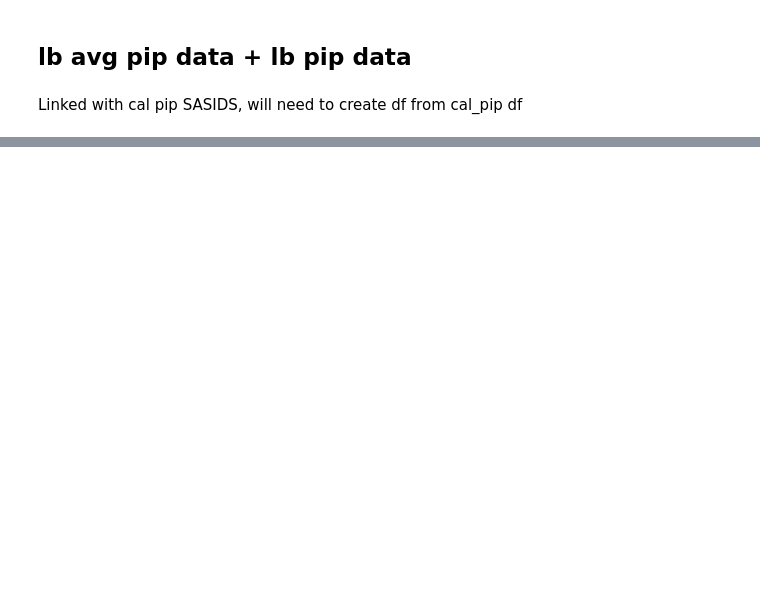
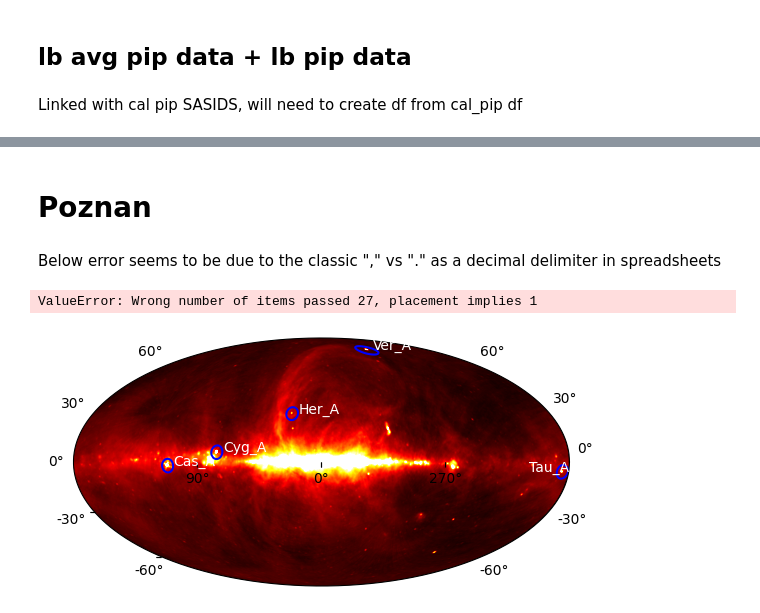
Before and after one commit to CelestinBananas/LTA_overview, a Jupyter notebook: LTA_Overview_notebook.ipynb, the cells around one changed output, grey strips where cells are left out. Drawn from its saved outputs; the diff is of its cells as text; code cells hidden in the pictures; blank space fills up the shorter version.

```diff
--- a/LTA_Overview_notebook.ipynb
+++ b/LTA_Overview_notebook.ipynb
@@ -379,0 +446,16 @@ to_keep_lb = 'LC4_007','LC4_014','LC5_020','LC5_022','LC6_021','LT5_006'
+# %% [markdown]
+# Poznan
+# %% [markdown]
+Below error seems to be due to the classic "," vs "." as a decimal delimiter in spreadsheets
+# %%
+# to_keep_raw = 'WTG-verification-DMO','DDT001','DDT002','DDT1_002','DDT2_001','DDT3_003','DDT4_002','DDT4_003','LC0_003','LC0_009','LC0_012','LC0_015','LC0_017','LC0_020','LC0_024','LC0_028','LC0_032','LC0_039','LC0_041','LC1_036','LC1_038','LC2_006','LC2_036','LC3_004','LC3_012','LC4_010','LC4_016','LC6_018','LC8_033','LC9_002'
+to_keep_raw = ['LC5_017']
+testMode = False
+#run scripts
+df_raw = df_prep('data/IF-POZNAN-raw_data.tsv', to_keep_raw)
+# df_raw
+# df_raw['MIN_EXPOSURE']
+overview_image(df_raw, outname = 'Poznan-LTA_raw_data',plotProject ='all',plotAntenna = 'both', testMode = testMode, plotAteam=True, exp_range = [-np.inf, 14000], background="408MHz")
+# %% [output]
+ValueError: Wrong number of items passed 27, placement implies 1
+[figure, added]
```
Also changed, not shown: parts of 12 cells of this notebook.
